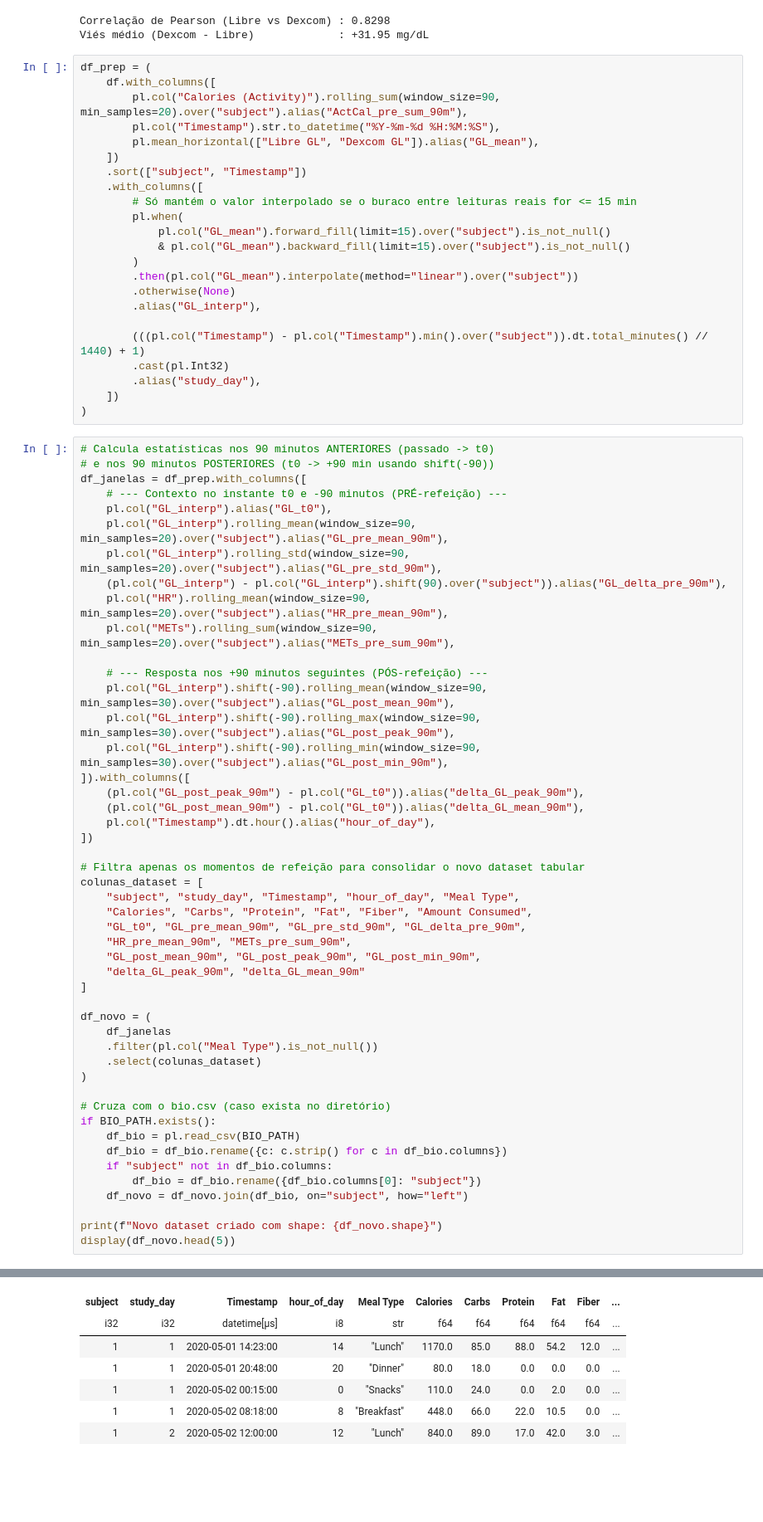
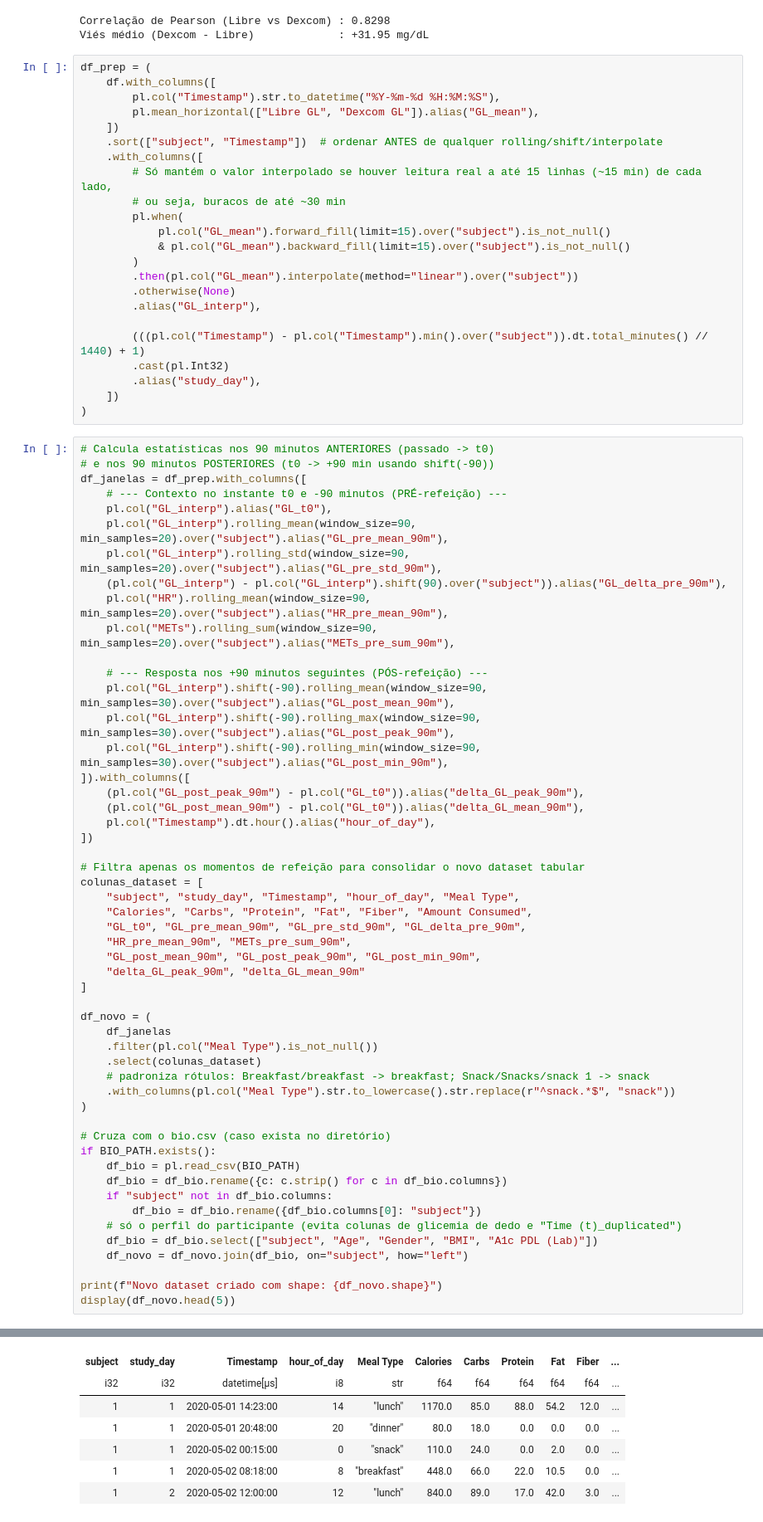
Before and after one commit to MikaelMenez/sugestao_glicose, a Jupyter notebook: Untitled.ipynb, the cells around one changed output, grey strips where cells are left out. Shown at 83% size. Drawn from its saved outputs; the diff is of its cells as text; blank space fills up the shorter version.

Commit message:
corrige janelas e Meal Type; adiciona split por participante e seleção de features com f_regression

```diff
--- a/Untitled.ipynb
+++ b/Untitled.ipynb
@@ -167,13 +157,13 @@ Viés médio (Dexcom - Libre)             : +31.95 mg/dL
 # %%
 df_prep = (
     df.with_columns([
-        pl.col("Calories (Activity)").rolling_sum(window_size=90, min_samples=20).over("subject").alias("ActCal_pre_sum_90m"),
         pl.col("Timestamp").str.to_datetime("%Y-%m-%d %H:%M:%S"),
         pl.mean_horizontal(["Libre GL", "Dexcom GL"]).alias("GL_mean"),
     ])
-    .sort(["subject", "Timestamp"])
+    .sort(["subject", "Timestamp"])  # ordenar ANTES de qualquer rolling/shift/interpolate
     .with_columns([
-        # Só mantém o valor interpolado se o buraco entre leituras reais for <= 15 min
+        # Só mantém o valor interpolado se houver leitura real a até 15 linhas (~15 min) de cada lado,
+        # ou seja, buracos de até ~30 min
         pl.when(
             pl.col("GL_mean").forward_fill(limit=15).over("subject").is_not_null()
             & pl.col("GL_mean").backward_fill(limit=15).over("subject").is_not_null()
@@ -223,6 +213,8 @@ df_novo = (
     df_janelas
     .filter(pl.col("Meal Type").is_not_null())
     .select(colunas_dataset)
+    # padroniza rótulos: Breakfast/breakfast -> breakfast; Snack/Snacks/snack 1 -> snack
+    .with_columns(pl.col("Meal Type").str.to_lowercase().str.replace(r"^snack.*$", "snack"))
 )
 
 # Cruza com o bio.csv (caso exista no diretório)
@@ -231,6 +223,8 @@ if BIO_PATH.exists():
     df_bio = df_bio.rename({c: c.strip() for c in df_bio.columns})
     if "subject" not in df_bio.columns:
         df_bio = df_bio.rename({df_bio.columns[0]: "subject"})
+    # só o perfil do participante (evita colunas de glicemia de dedo e "Time (t)_duplicated")
+    df_bio = df_bio.select(["subject", "Age", "Gender", "BMI", "A1c PDL (Lab)"])
     df_novo = df_novo.join(df_bio, on="subject", how="left")
 
 print(f"Novo dataset criado com shape: {df_novo.shape}")
@@ -241,8 +235,8 @@ shape: (5, 45)
 | subject | study_day | Timestamp | hour_of_day | Meal Type | Calories | Carbs | Protein | Fat | Fiber | ... |
 | i32 | i32 | datetime[μs] | i8 | str | f64 | f64 | f64 | f64 | f64 | ... |
-| 1 | 1 | 2020-05-01 14:23:00 | 14 | "Lunch" | 1170.0 | 85.0 | 88.0 | 54.2 | 12.0 | ... |
-| 1 | 1 | 2020-05-01 20:48:00 | 20 | "Dinner" | 80.0 | 18.0 | 0.0 | 0.0 | 0.0 | ... |
-| 1 | 1 | 2020-05-02 00:15:00 | 0 | "Snacks" | 110.0 | 24.0 | 0.0 | 2.0 | 0.0 | ... |
-| 1 | 1 | 2020-05-02 08:18:00 | 8 | "Breakfast" | 448.0 | 66.0 | 22.0 | 10.5 | 0.0 | ... |
-| 1 | 2 | 2020-05-02 12:00:00 | 12 | "Lunch" | 840.0 | 89.0 | 17.0 | 42.0 | 3.0 | ... |
+| 1 | 1 | 2020-05-01 14:23:00 | 14 | "lunch" | 1170.0 | 85.0 | 88.0 | 54.2 | 12.0 | ... |
+| 1 | 1 | 2020-05-01 20:48:00 | 20 | "dinner" | 80.0 | 18.0 | 0.0 | 0.0 | 0.0 | ... |
+| 1 | 1 | 2020-05-02 00:15:00 | 0 | "snack" | 110.0 | 24.0 | 0.0 | 2.0 | 0.0 | ... |
+| 1 | 1 | 2020-05-02 08:18:00 | 8 | "breakfast" | 448.0 | 66.0 | 22.0 | 10.5 | 0.0 | ... |
+| 1 | 2 | 2020-05-02 12:00:00 | 12 | "lunch" | 840.0 | 89.0 | 17.0 | 42.0 | 3.0 | ... |
 # %%
```
Also changed, not shown: parts of 5 cells of this notebook.
